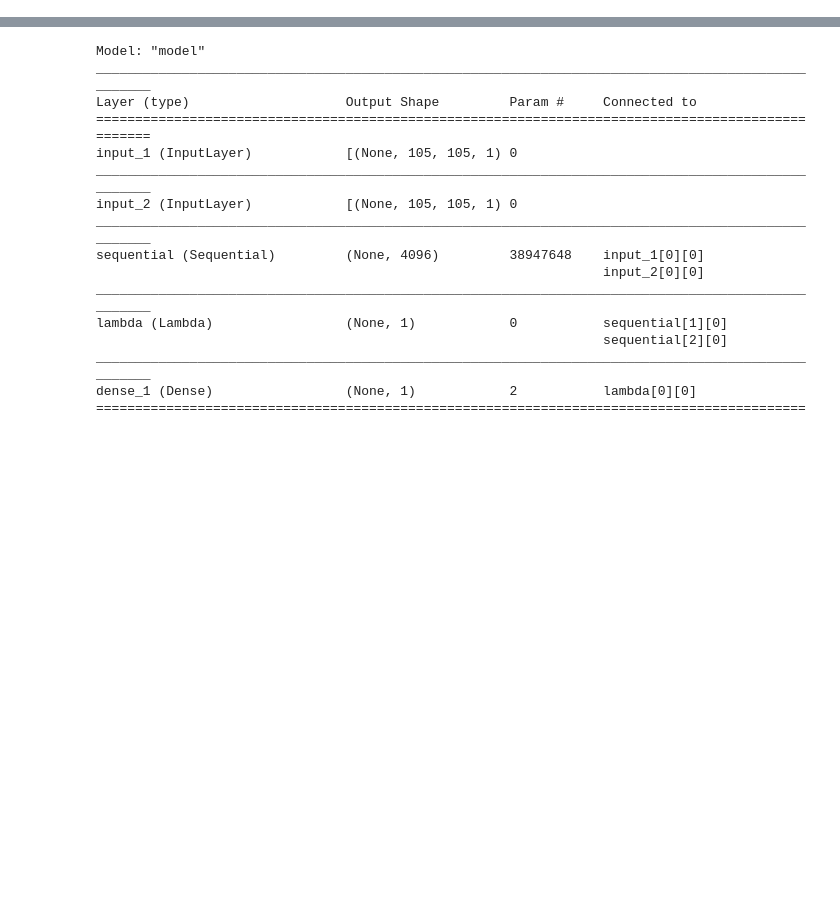
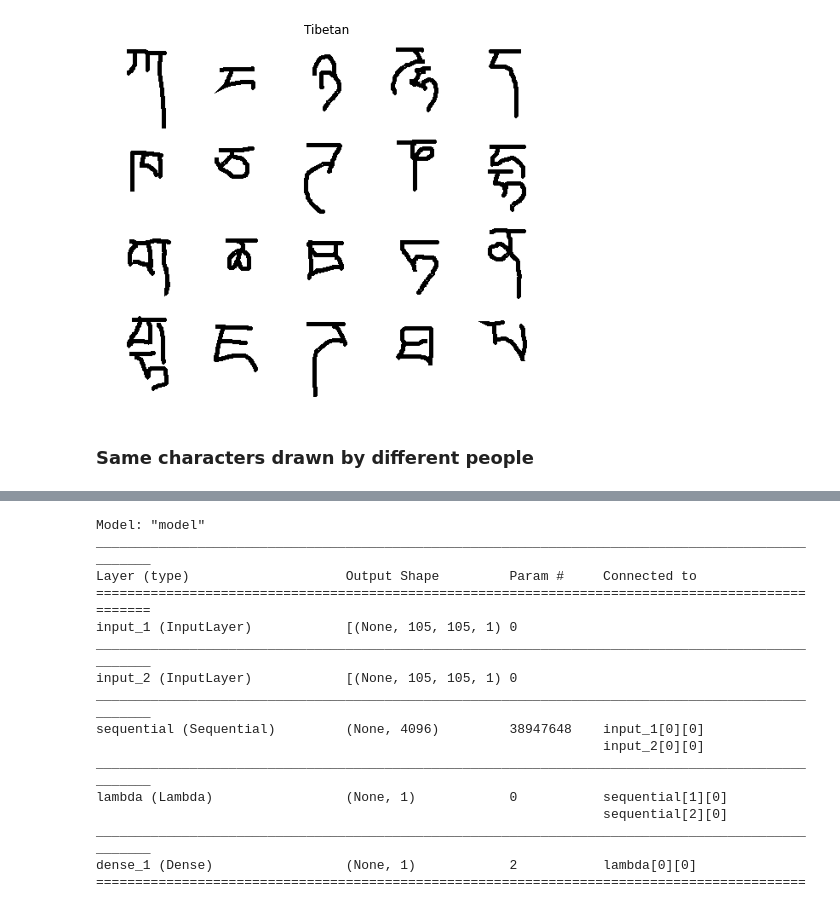
Before and after one commit to asagar60/One-Shot-Learning, a Jupyter notebook: Omniglot_data/One_shot_implementation.ipynb, the cells around one changed output, grey strips where cells are left out. Cells and saved outputs as stored; diff of their text form; code cells hidden in the pictures; blank space fills up the shorter version.

```diff
--- a/Omniglot_data/One_shot_implementation.ipynb
+++ b/Omniglot_data/One_shot_implementation.ipynb
@@ -33,0 +101,7 @@ def pkl_data(filename):
+# %%
+alphabet = 'Tibetan'
+visualize_alphabets(alphabet, n = 20)
+# %% [output]
+[figure, added]
+# %% [markdown]
+### Same characters drawn by different people
```
Also changed, not shown: parts of 46 cells of this notebook, 10 other files.
